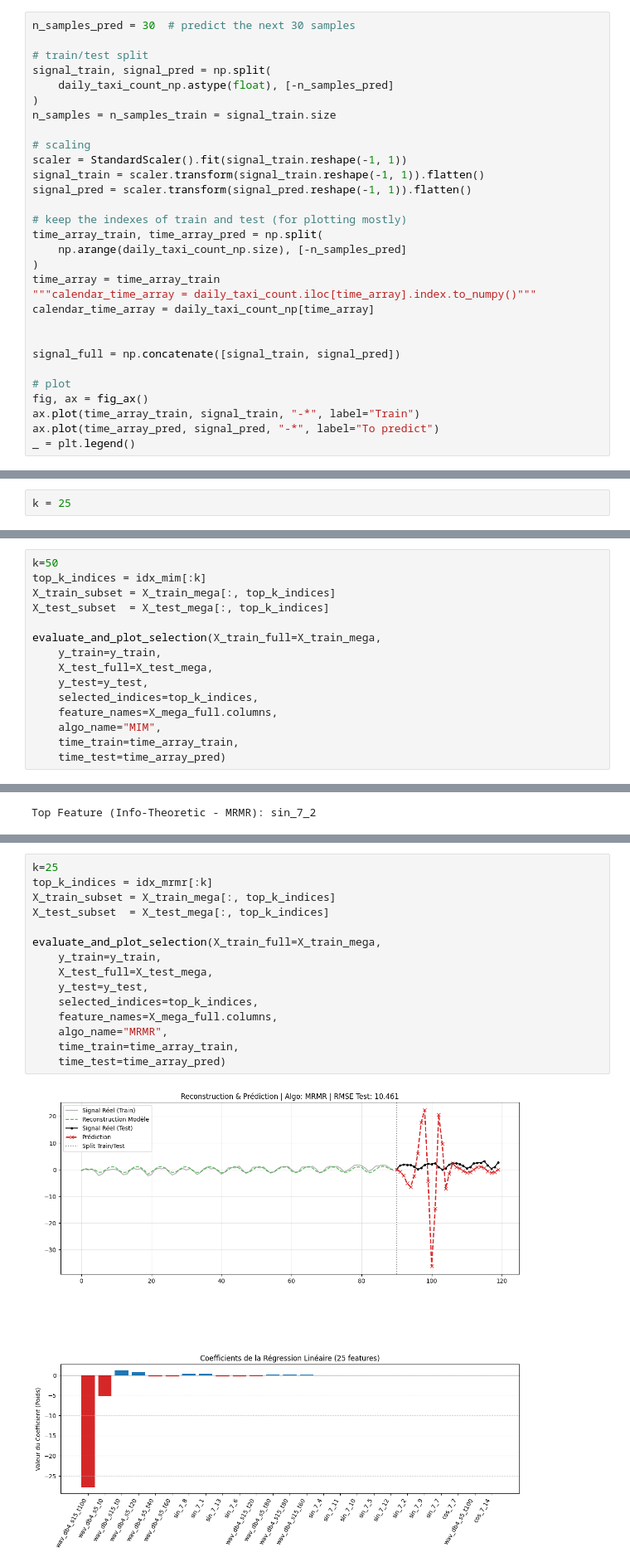
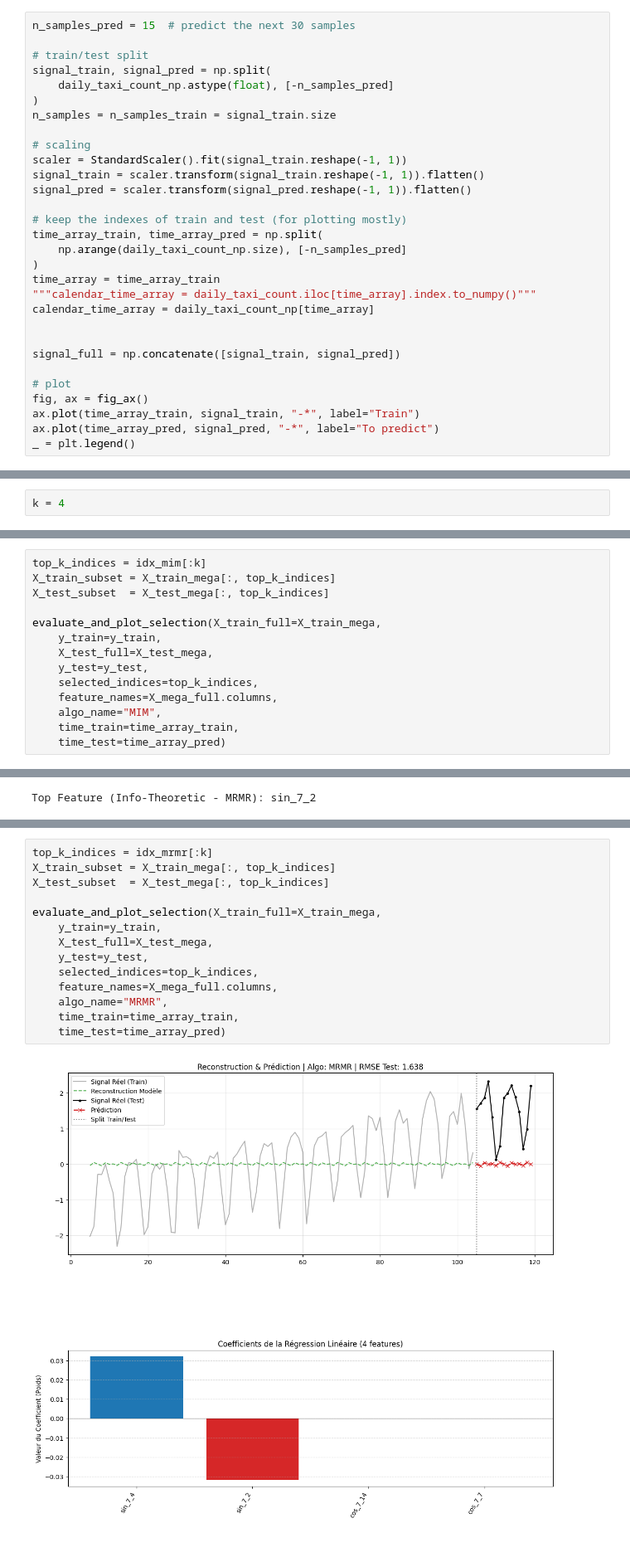
Before and after one commit to maryamelyaagoubi/mini_projet_ts, a Jupyter notebook: nyc_forecasting.ipynb, the cells around one changed output, grey strips where cells are left out. Shown at 83% size. Cells and saved outputs as stored; diff of their text form.

```diff
--- a/nyc_forecasting.ipynb
+++ b/nyc_forecasting.ipynb
@@ -144,7 +212,7 @@ _ = ax.set_ylim(0)
 The objective is to predict the daily taxi for the next two weeks (30 days).
 First, we prepare the training and testing data.
 # %%
-n_samples_pred = 30  # predict the next 30 samples
+n_samples_pred = 15  # predict the next 30 samples
 
 # train/test split
 signal_train, signal_pred = np.split(
@@ -608,6 +771,8 @@ from skfeature.function.information_theoretical_based import MIM
 from skfeature.function.sparse_learning_based import ls_l21
 from skfeature.function.statistical_based import f_score
 from skfeature.utility import construct_W
+# %%
+k = 4
 # %% [markdown]
 #### Laplacian score selection (unsupervised selection)
 # %%
@@ -639,5 +804,3 @@ Top Feature (Similarity - Laplacian): cos_365_2
-# %%
-k = 25
 # %%
 top_k_indices = idx_lap[:k]
 X_train_subset = X_train_mega[:, top_k_indices]
@@ -684,5 +862,4 @@ plt.grid(True, alpha=0.3)
 # %%
-k=50
 top_k_indices = idx_mim[:k]
 X_train_subset = X_train_mega[:, top_k_indices]
 X_test_subset  = X_test_mega[:, top_k_indices]
@@ -720,17 +912,16 @@ plt.grid(True, alpha=0.3)
 # %%
-k=25
 top_k_indices = idx_mrmr[:k]
 X_train_subset = X_train_mega[:, top_k_indices]
 X_test_subset  = X_test_mega[:, top_k_indices]
 
 evaluate_and_plot_selection(X_train_full=X_train_mega,
     y_train=y_train,
     X_test_full=X_test_mega,
     y_test=y_test,
     selected_indices=top_k_indices,
     feature_names=X_mega_full.columns,
     algo_name="MRMR",
     time_train=time_array_train,
     time_test=time_array_pred)
 # %% [output]
-[figure, old version]
+[figure, new version]
```
Also changed, not shown: parts of 21 cells of this notebook.
